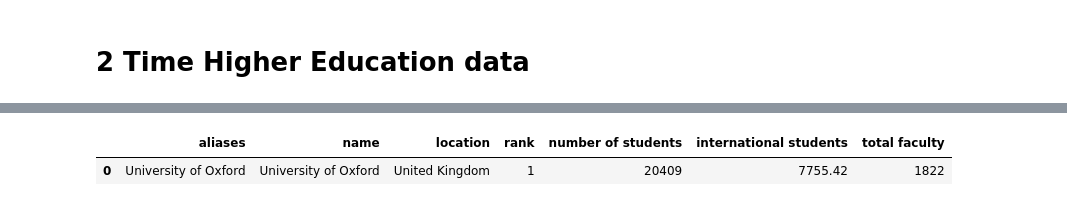
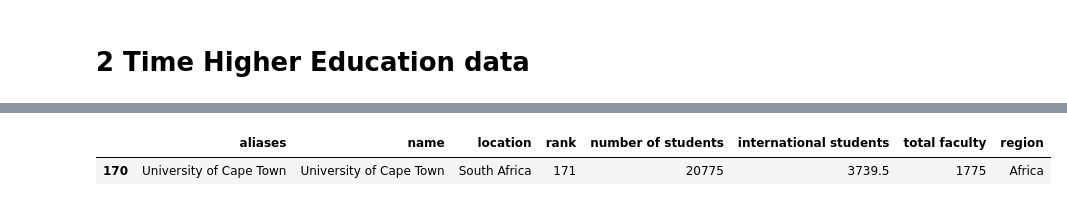
Before and after one commit to lkieliger/adagroup, a Jupyter notebook: hw2/Homework 2.ipynb, the cells around one changed output, grey strips where cells are left out. Saved outputs shown, nothing was run; the diff lists cells and outputs as text; code cells hidden in the pictures.

```diff
--- a/hw2/Homework 2.ipynb
+++ b/hw2/Homework 2.ipynb
@@ -207,9 +210,8 @@ df_2 = df_2.drop(['stats_pc_intl_students','stats_student_staff_ratio'],1)
-# %%
-df_2 = df_2.rename(columns={'stats_number_students': 'number of students'})
-display(df_2.head(1))
-# %% [output]
-|  | aliases | name | location | rank | number of students | international students | total faculty |
-| 0 | University of Oxford | University of Oxford | United Kingdom | 1 | 20409 | 7755.42 | 1822 |
+# %%
+display(df_2[df_2['region'] == 'Africa'])
+# %% [output]
+|  | aliases | name | location | rank | number of students | international students | total faculty | region |
+| 170 | University of Cape Town | University of Cape Town | South Africa | 171 | 20775 | 3739.5 | 1775 | Africa |
 # %%
 r1, r2 = display_ratio(df_2)
 pretty_bar(r1['ratio'][:10], r1['name'][:10], "Ratio between faculty members and students", "", "Ratio", figwidth=14, rot='vertical', plot_margin=3)
```
Also changed, not shown: parts of 11 cells of this notebook, 1 other file.
